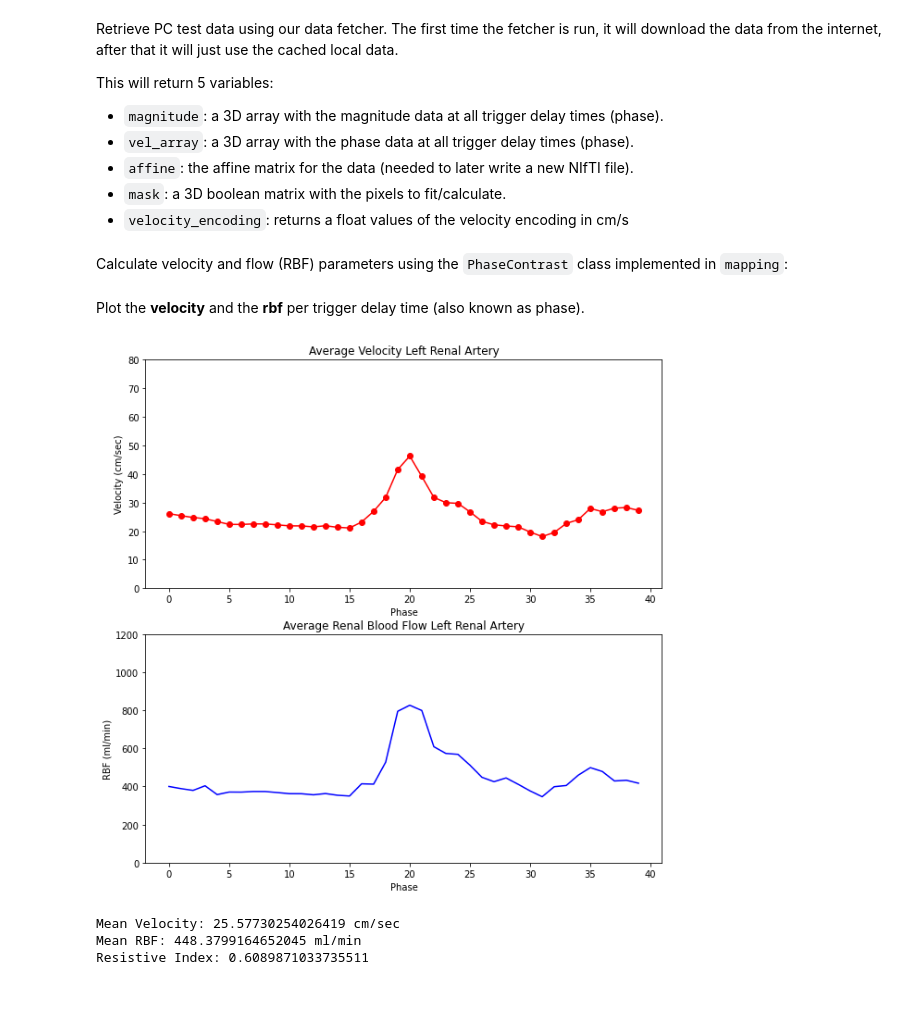
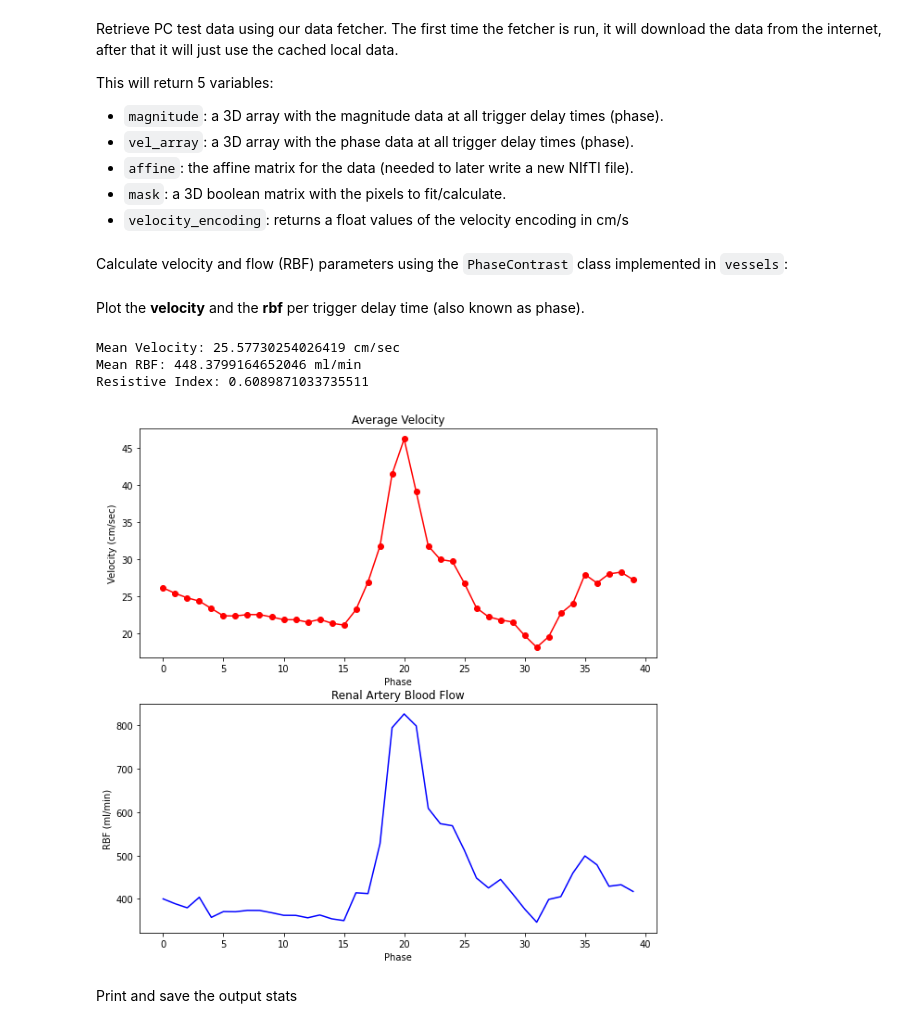
Before and after one commit to UKRIN-MAPS/ukat, a Jupyter notebook: tutorials/phase_contrast_calculation.ipynb, the cells around one changed output. Drawn from its saved outputs; the diff is of its cells as text; code cells hidden in the pictures; blank space fills up the shorter version.

```diff
--- a/tutorials/phase_contrast_calculation.ipynb
+++ b/tutorials/phase_contrast_calculation.ipynb
@@ -31,4 +31,4 @@ This will return 5 variables:
 # Fetch test data
 magnitude, vel_array, mask, affine, velocity_encoding = fetch.phase_contrast_left_philips()
 # %% [markdown]
-Calculate velocity and flow (RBF) parameters using the `PhaseContrast` class implemented in `mapping`:
+Calculate velocity and flow (RBF) parameters using the `PhaseContrast` class implemented in `vessels`:
@@ -44,30 +35,19 @@ mapper.to_nifti(output_directory=OUTPUT_DIR, base_file_name='Philips_Left')
+# %%
+# Initialise Phase Contrast calculation object
+pc_obj = PhaseContrast(vel_array, affine, mask=mask)
 # %% [markdown]
 Plot the **velocity** and the **rbf** per trigger delay time (also known as phase).
-# %%
-fig, (ax1, ax2) = plt.subplots(2, 1, figsize=(10, 10))
-
-# Velocity
-ax1.plot(velocity_plot, 'ro-')
-ax1.set_ylabel('Velocity (cm/sec)')
-ax1.set_xlabel('Phase')
-ax1.set_ylim(0, 60)
-ax1.set_title('Average Velocity Left Renal Artery')
-
-# RBF
-ax2.plot(rbf_plot, 'b-')
-ax2.set_ylabel('RBF (ml/min)')
-ax2.set_xlabel('Phase')
-ax2.set_ylim(0, 1200)
-ax2.set_title('Average Renal Blood Flow Left Renal Artery')
-
-plt.show()
-
-print("Mean Velocity: " + str(mapper.mean_velocity_global) + " cm/sec")
-print("Mean RBF: " + str(mapper.mean_rbf) + " ml/min")
-print("Resistive Index: " + str(mapper.resistive_index))
-# %% [output]
-[figure, removed]
-Mean Velocity: 25.57730254026419 cm/sec
-Mean RBF: 448.3799164652045 ml/min
-Resistive Index: 0.6089871033735511
+# %%
+pc_obj.plot()
+
+print("Mean Velocity: " + str(pc_obj.mean_velocity_global) + " cm/sec")
+print("Mean RBF: " + str(pc_obj.mean_rbf) + " ml/min")
+print("Resistive Index: " + str(pc_obj.resistive_index))
+# %% [output]
+Mean Velocity: 25.57730254026419 cm/sec
+Mean RBF: 448.3799164652046 ml/min
+Resistive Index: 0.6089871033735511
+[figure, added]
+# %% [markdown]
+Print and save the output stats
 # %%
```
Also changed, not shown: parts of 2 cells of this notebook, 2 other files.
